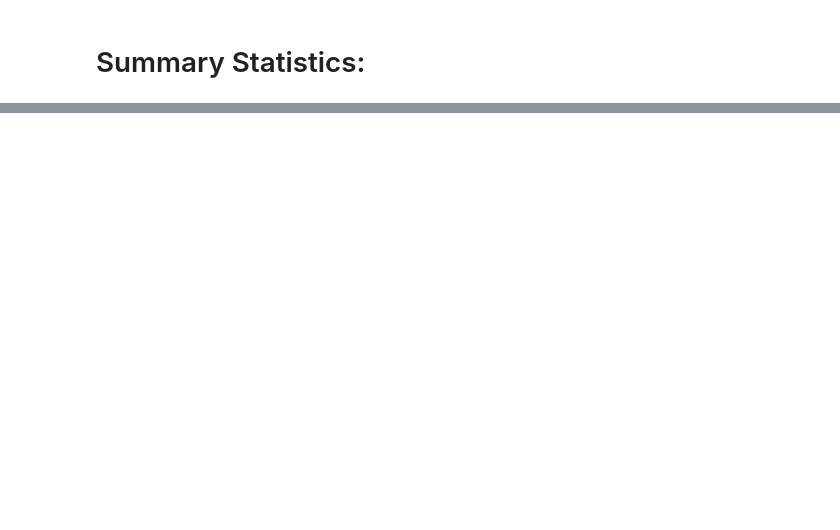
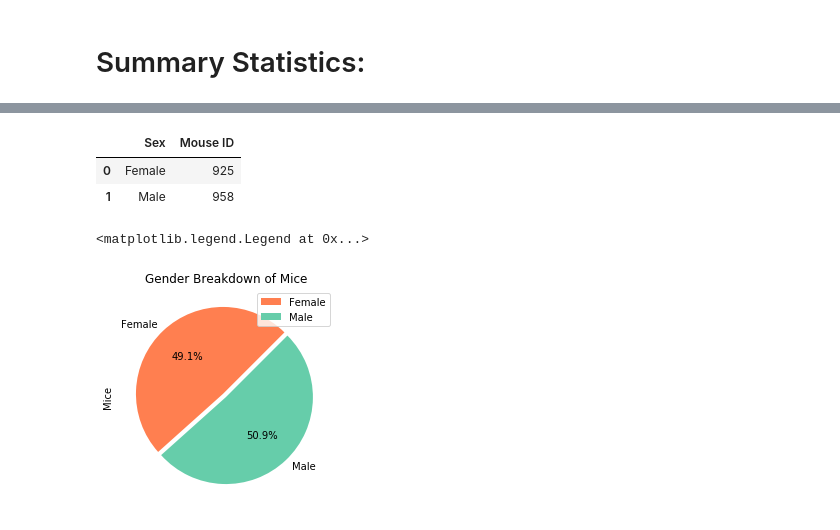
Before and after one commit to juliabrunett/matplotlib-challenge, a Jupyter notebook: Pymaceuticals/pymaceuticals.ipynb, the cells around one changed output, grey strips where cells are left out. Cells and saved outputs as stored; diff of their text form; code cells hidden in the pictures; blank space fills up the shorter version.

```diff
--- a/Pymaceuticals/pymaceuticals.ipynb
+++ b/Pymaceuticals/pymaceuticals.ipynb
@@ -207,0 +189,3 @@ summary_stats_df
+# %%
+gender_df = merged_df[["Mouse ID", "Sex"]]
+gender_df
@@ -207,0 +206,26 @@ summary_stats_df
+# %%
+gender_groupby = gender_df.groupby("Sex").count()
+gender_groupby = gender_groupby.reset_index()
+gender_groupby.head()
+# %% [output]
+|  | Sex | Mouse ID |
+| 0 | Female | 925 |
+| 1 | Male | 958 |
+# %%
+# Pyplot Pie Plot
+colors = ["coral", "mediumaquamarine"]
+labels = ["Female", "Male"]
+sizes = []
+explode = [0.05, 0]
+
+# Append numbers to sizes
+for x in gender_groupby["Mouse ID"]:
+    sizes.append(x)
+
+plt.pie(sizes, colors=colors, labels=labels, explode=explode, startangle=45, autopct="%1.1f%%")
+plt.title("Gender Breakdown of Mice")
+plt.ylabel("Mice")
+plt.legend(loc="best")
+# %% [output]
+<matplotlib.legend.Legend at 0x...>
+[figure, added]
```
Also changed, not shown: parts of 11 cells of this notebook.
